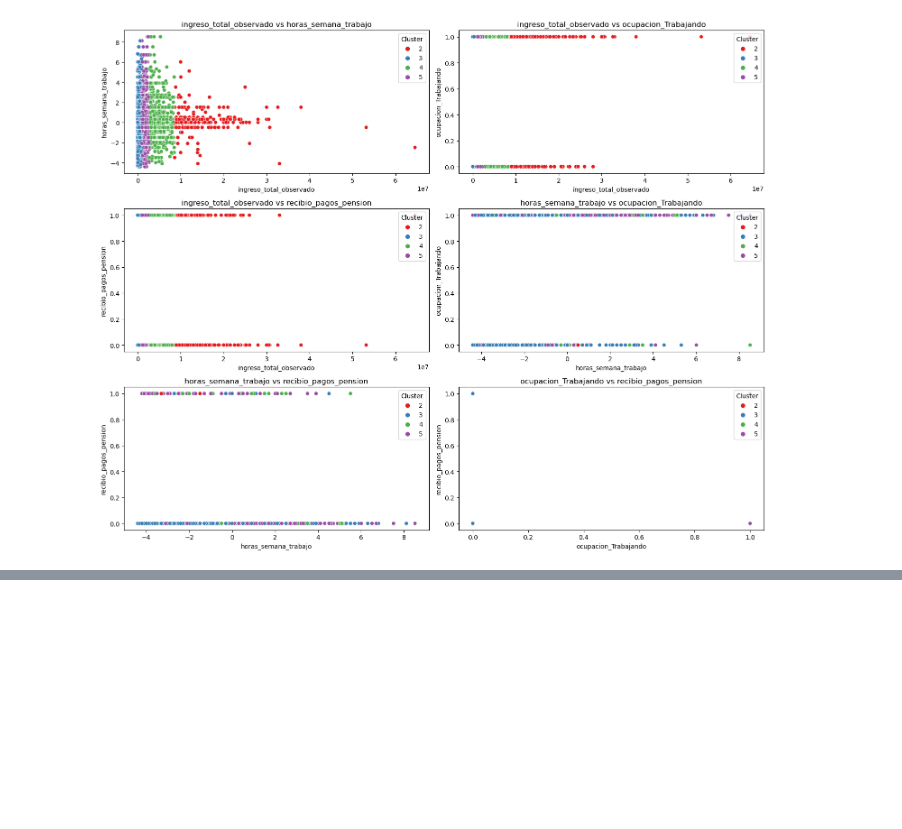
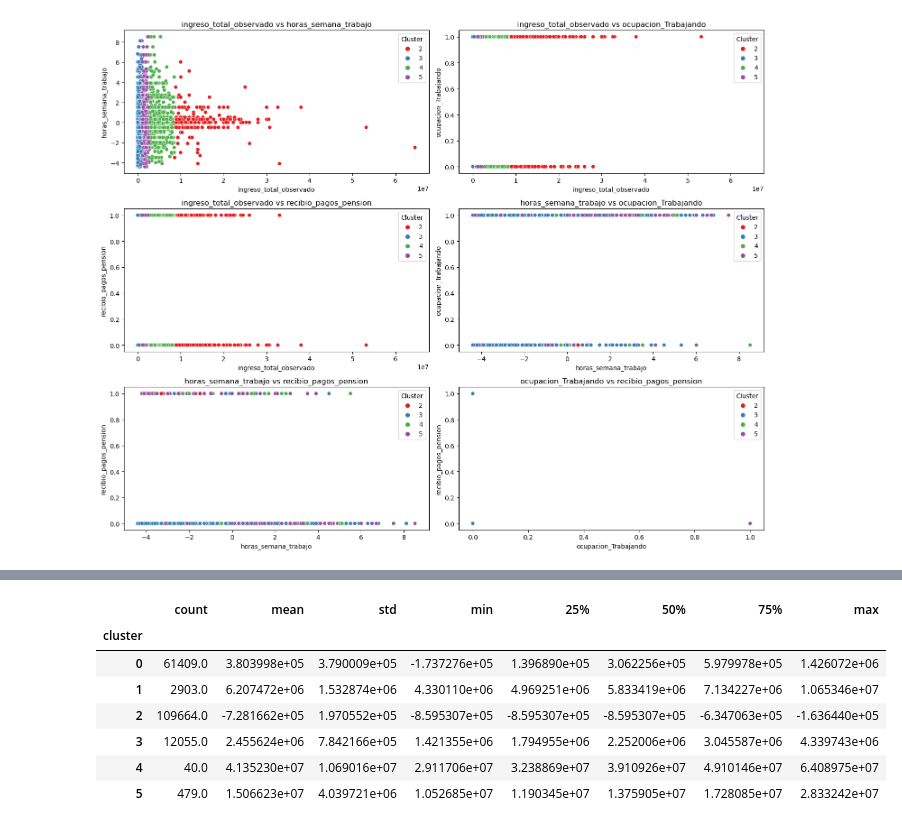
Before and after one commit to camilaleniss/miad-g8-project, a Jupyter notebook: notebooks/Modelos.ipynb, the cells around one changed output, grey strips where cells are left out. Cells and saved outputs as stored; diff of their text form; code cells hidden in the pictures; blank space fills up the shorter version.

```diff
--- a/notebooks/Modelos.ipynb
+++ b/notebooks/Modelos.ipynb
@@ -551,0 +613,13 @@ plt.show()
+# %%
+# Agrupando por la columna 'cluster' y calculando estadísticas de 'ingreso_total_observado'
+cluster_stats = df_pca.groupby('cluster')['PC1'].describe()
+cluster_stats
+# %% [output]
+|  | count | mean | std | min | 25% | 50% | 75% | max |
+| cluster |  |  |  |  |  |  |  |  |
+| 0 | 61409.0 | 3.803998e+05 | 3.790009e+05 | -1.737276e+05 | 1.396890e+05 | 3.062256e+05 | 5.979978e+05 | 1.426072e+06 |
+| 1 | 2903.0 | 6.207472e+06 | 1.532874e+06 | 4.330110e+06 | 4.969251e+06 | 5.833419e+06 | 7.134227e+06 | 1.065346e+07 |
+| 2 | 109664.0 | -7.281662e+05 | 1.970552e+05 | -8.595307e+05 | -8.595307e+05 | -8.595307e+05 | -6.347063e+05 | -1.636440e+05 |
+| 3 | 12055.0 | 2.455624e+06 | 7.842166e+05 | 1.421355e+06 | 1.794955e+06 | 2.252006e+06 | 3.045587e+06 | 4.339743e+06 |
+| 4 | 40.0 | 4.135230e+07 | 1.069016e+07 | 2.911706e+07 | 3.238869e+07 | 3.910926e+07 | 4.910146e+07 | 6.408975e+07 |
+| 5 | 479.0 | 1.506623e+07 | 4.039721e+06 | 1.052685e+07 | 1.190345e+07 | 1.375905e+07 | 1.728085e+07 | 2.833242e+07 |
```
Also changed, not shown: parts of 40 cells of this notebook.
